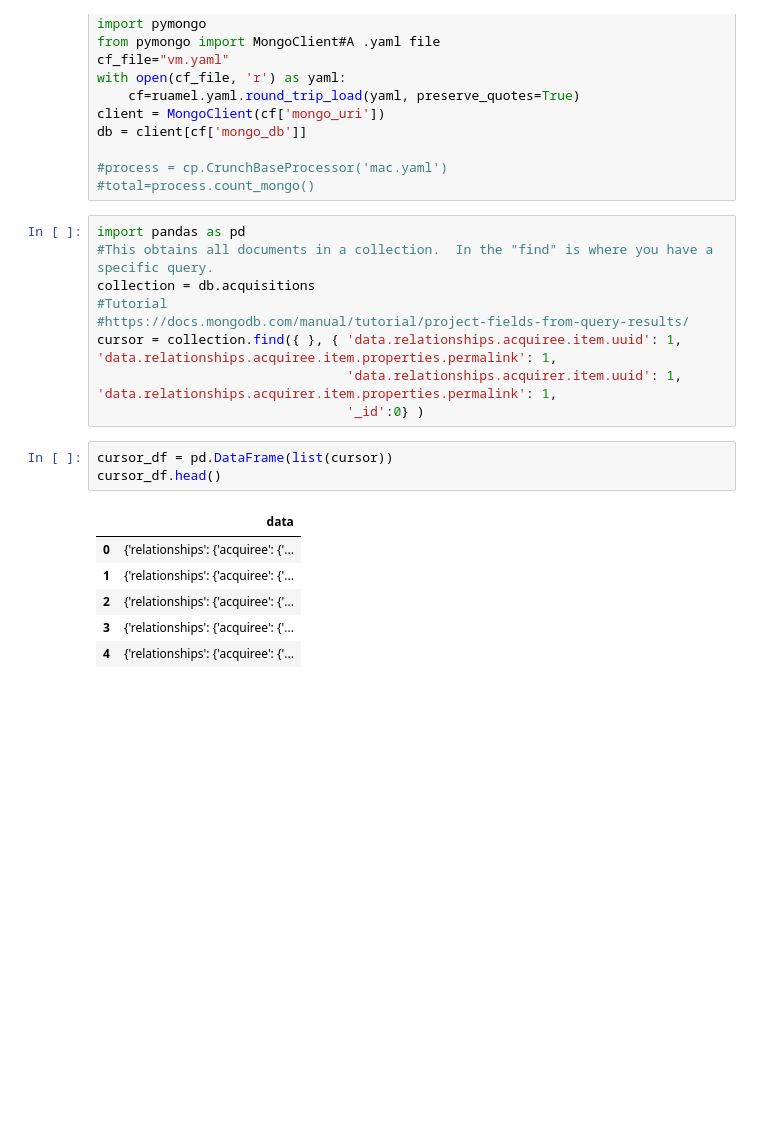
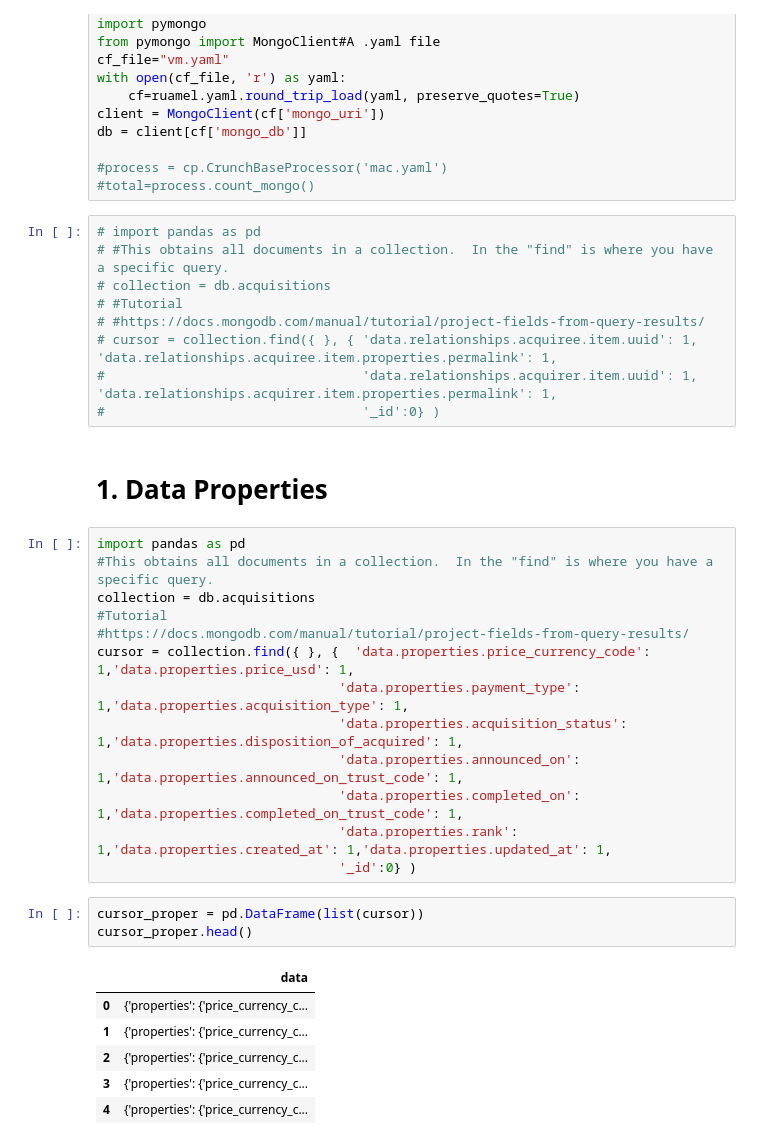
Before and after one commit to LULUDAI/msrp_2019, a Jupyter notebook: pymongo.ipynb, the cells around one changed output. Drawn from its saved outputs; the diff is of its cells as text; blank space fills up the shorter version.

Commit message:
Updated Acquisitions Query completed
get the variables we want and do the missing value analysis

```diff
--- a/pymongo.ipynb
+++ b/pymongo.ipynb
@@ -13,21 +13,36 @@ db = client[cf['mongo_db']]
 #process = cp.CrunchBaseProcessor('mac.yaml')
 #total=process.count_mongo()
 # %%
-import pandas as pd
-#This obtains all documents in a collection.  In the "find" is where you have a specific query.
-collection = db.acquisitions
-#Tutorial
-#https://docs.mongodb.com/manual/tutorial/project-fields-from-query-results/
-cursor = collection.find({ }, { 'data.relationships.acquiree.item.uuid': 1, 'data.relationships.acquiree.item.properties.permalink': 1,
-                                'data.relationships.acquirer.item.uuid': 1, 'data.relationships.acquirer.item.properties.permalink': 1,
-                                '_id':0} )
+# import pandas as pd
+# #This obtains all documents in a collection.  In the "find" is where you have a specific query.
+# collection = db.acquisitions
+# #Tutorial
+# #https://docs.mongodb.com/manual/tutorial/project-fields-from-query-results/
+# cursor = collection.find({ }, { 'data.relationships.acquiree.item.uuid': 1, 'data.relationships.acquiree.item.properties.permalink': 1,
+#                                 'data.relationships.acquirer.item.uuid': 1, 'data.relationships.acquirer.item.properties.permalink': 1,
+#                                 '_id':0} )
+# %% [markdown]
+# 1. Data Properties
+# %%
+import pandas as pd
+#This obtains all documents in a collection.  In the "find" is where you have a specific query.
+collection = db.acquisitions
+#Tutorial
+#https://docs.mongodb.com/manual/tutorial/project-fields-from-query-results/
+cursor = collection.find({ }, {  'data.properties.price_currency_code': 1,'data.properties.price_usd': 1,
+                               'data.properties.payment_type': 1,'data.properties.acquisition_type': 1,
+                               'data.properties.acquisition_status': 1,'data.properties.disposition_of_acquired': 1,
+                               'data.properties.announced_on': 1,'data.properties.announced_on_trust_code': 1,
+                               'data.properties.completed_on': 1,'data.properties.completed_on_trust_code': 1,
+                               'data.properties.rank': 1,'data.properties.created_at': 1,'data.properties.updated_at': 1,
+                               '_id':0} )
 # %%
-cursor_df = pd.DataFrame(list(cursor))
-cursor_df.head()
+cursor_proper = pd.DataFrame(list(cursor))
+cursor_proper.head()
 # %% [output]
 |  | data |
-| 0 | {'relationships': {'acquiree': {'... |
-| 1 | {'relationships': {'acquiree': {'... |
-| 2 | {'relationships': {'acquiree': {'... |
-| 3 | {'relationships': {'acquiree': {'... |
-| 4 | {'relationships': {'acquiree': {'... |
+| 0 | {'properties': {'price_currency_c... |
+| 1 | {'properties': {'price_currency_c... |
+| 2 | {'properties': {'price_currency_c... |
+| 3 | {'properties': {'price_currency_c... |
+| 4 | {'properties': {'price_currency_c... |
```
Also changed, not shown: parts of 12 cells of this notebook.
